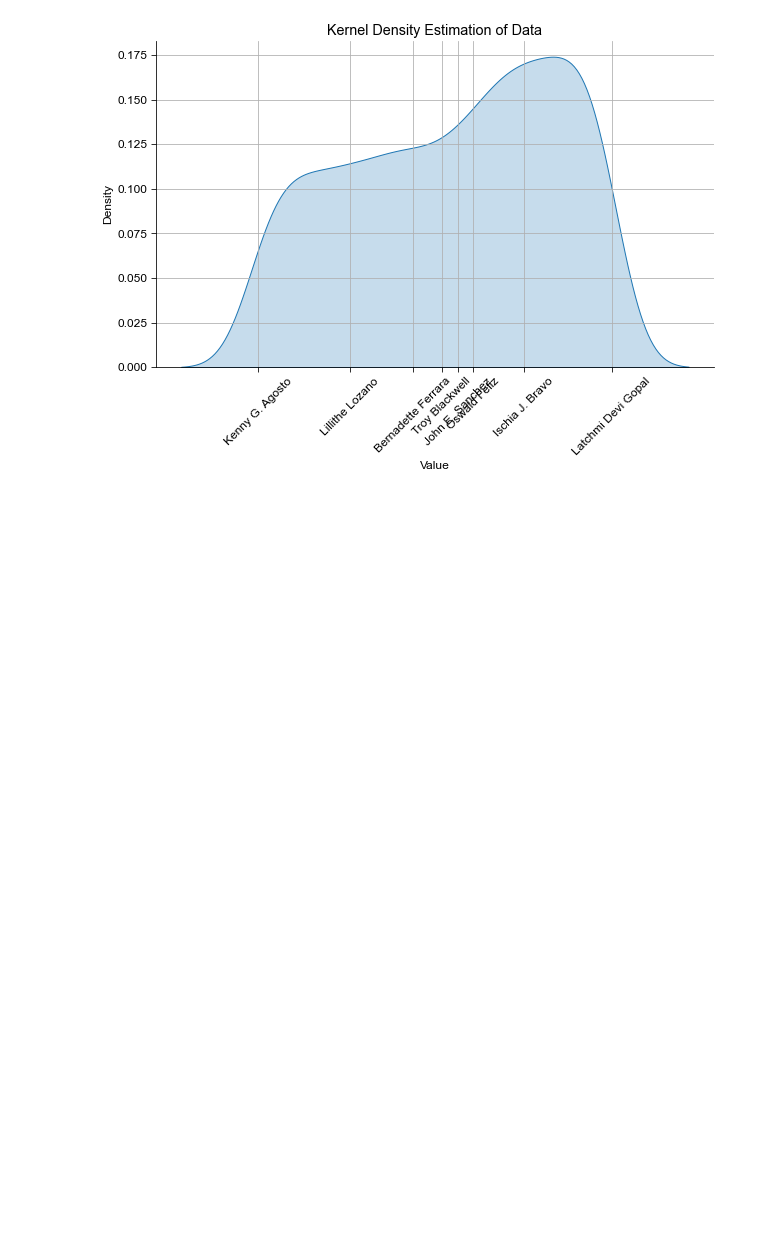
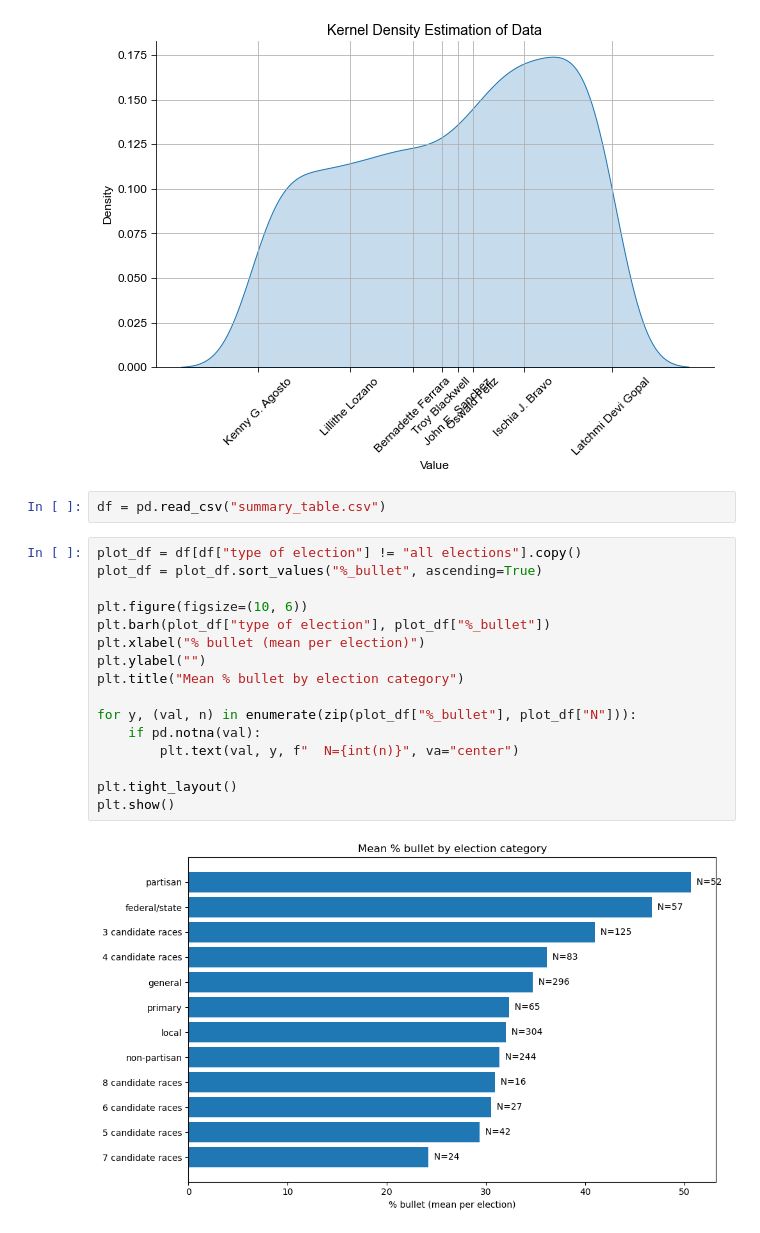
Before and after one commit to SamWangPhD/bugs-in-democracy, a Jupyter notebook: cleaned files/figures.ipynb, the cells around one changed output. Saved outputs shown, nothing was run; the diff lists cells and outputs as text; blank space fills up the shorter version.

```diff
--- a/cleaned files/figures.ipynb
+++ b/cleaned files/figures.ipynb
@@ -2869,3 +2869,23 @@ for b in list(bullet):
 plot_KDE(bullet, normalized_distances_original, filename, ignore=False, save=False)
 # %% [output]
 [figure]
+# %%
+df = pd.read_csv("summary_table.csv")
+# %%
+plot_df = df[df["type of election"] != "all elections"].copy()
+plot_df = plot_df.sort_values("%_bullet", ascending=True)
+
+plt.figure(figsize=(10, 6))
+plt.barh(plot_df["type of election"], plot_df["%_bullet"])
+plt.xlabel("% bullet (mean per election)")
+plt.ylabel("")
+plt.title("Mean % bullet by election category")
+
+for y, (val, n) in enumerate(zip(plot_df["%_bullet"], plot_df["N"])):
+    if pd.notna(val):
+        plt.text(val, y, f"  N={int(n)}", va="center")
+
+plt.tight_layout()
+plt.show()
+# %% [output]
+[figure, added]
```
Also changed, not shown: parts of 4 cells of this notebook, 2 other files.
